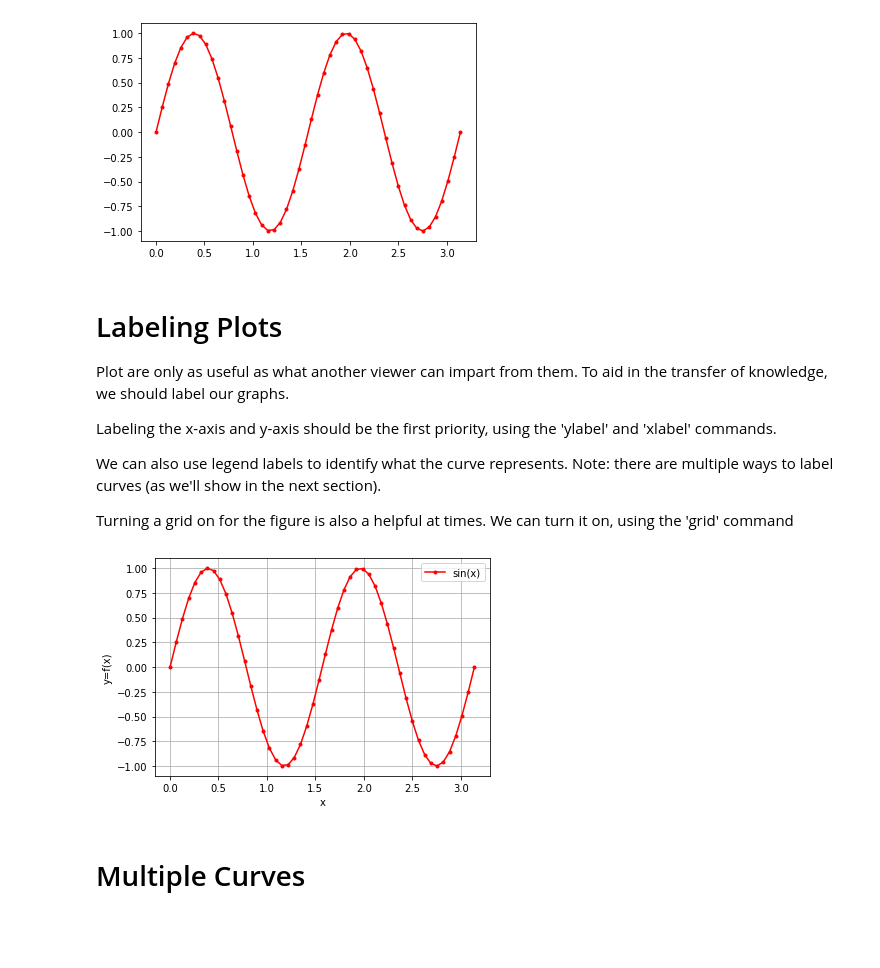
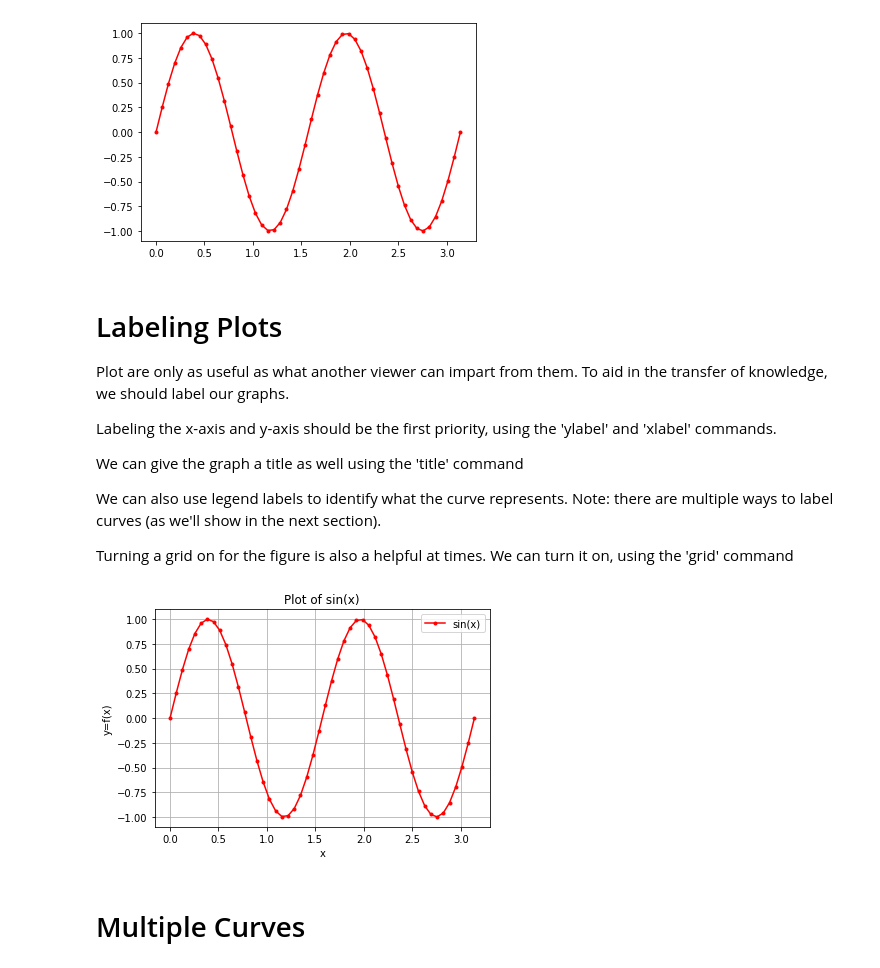
Before and after one commit to lfmartins/introduction-to-computational-mathematics, a Jupyter notebook: 09-matplotlib-intro.ipynb, the cells around one changed output. Saved outputs shown, nothing was run; the diff lists cells and outputs as text; code cells hidden in the pictures; blank space fills up the shorter version.

```diff
--- a/09-matplotlib-intro.ipynb
+++ b/09-matplotlib-intro.ipynb
@@ -106,17 +106,20 @@ Plot are only as useful as what another viewer can impart from them. To aid in t
 
 Labeling the x-axis and y-axis should be the first priority, using the 'ylabel' and 'xlabel' commands.
 
+We can give the graph a title as well using the 'title' command
+
 We can also use legend labels to identify what the curve represents. Note: there are multiple ways to label curves (as we'll show in the next section).
 
 Turning a grid on for the figure is also a helpful at times. We can turn it on, using the 'grid' command
 # %%
 plt.plot(x,y,color='red',marker='.')
 plt.ylabel('y=f(x)') # labels the y-axis
 plt.xlabel('x') # labels the x-axis
+plt.title('Plot of sin(x)')
 plt.legend(['sin(x)'])
 plt.grid()
 # %% [output]
-[figure, old version]
+[figure, new version]
 # %% [markdown]
 # Multiple Curves
 # %% [markdown]
```
Also changed, not shown: parts of 10 cells of this notebook.
